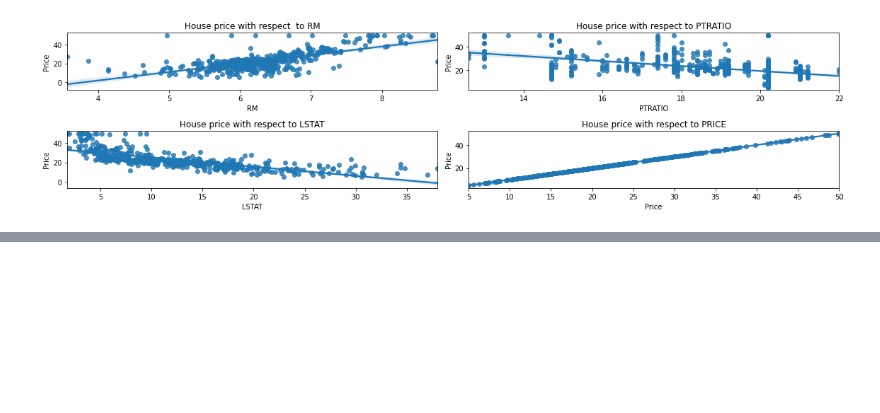
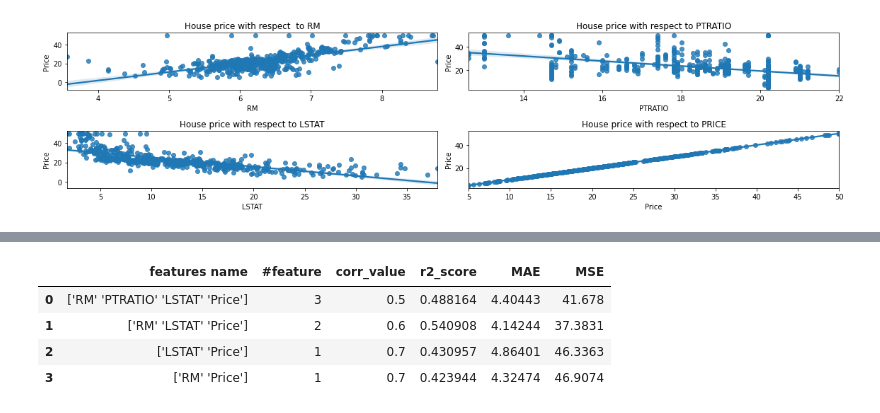
Before and after one commit to divyansh1122/ml-basics, a Jupyter notebook: linearRegression2.ipynb, the cells around one changed output, grey strips where cells are left out. Cells and saved outputs as stored; diff of their text form; code cells hidden in the pictures; blank space fills up the shorter version.

```diff
--- a/linearRegression2.ipynb
+++ b/linearRegression2.ipynb
@@ -410,0 +491,4 @@ fig.tight_layout()
+# %%
+threshold = 0.70
+corr_value = getCorrelatedFeature(corrmat['Price'], threshold)
+corr_value
@@ -410,0 +520,5 @@ fig.tight_layout()
+# %%
+# Let's select only 'RM' feature
+
+correlated_data = data[['RM', 'Price']]
+correlated_data.head()
@@ -410,0 +532,9 @@ fig.tight_layout()
+# %%
+y_predict = get_y_predict(correlated_data)
+performance_metrics(correlated_data.columns.values, threshold, y_test, y_predict)
+# %% [output]
+|  | features name | #feature | corr_value | r2_score | MAE | MSE |
+| 0 | ['RM' 'PTRATIO' 'LSTAT' 'Price'] | 3 | 0.5 | 0.488164 | 4.40443 | 41.678 |
+| 1 | ['RM' 'LSTAT' 'Price'] | 2 | 0.6 | 0.540908 | 4.14244 | 37.3831 |
+| 2 | ['LSTAT' 'Price'] | 1 | 0.7 | 0.430957 | 4.86401 | 46.3363 |
+| 3 | ['RM' 'Price'] | 1 | 0.7 | 0.423944 | 4.32474 | 46.9074 |
```
Also changed, not shown: parts of 22 cells of this notebook.
